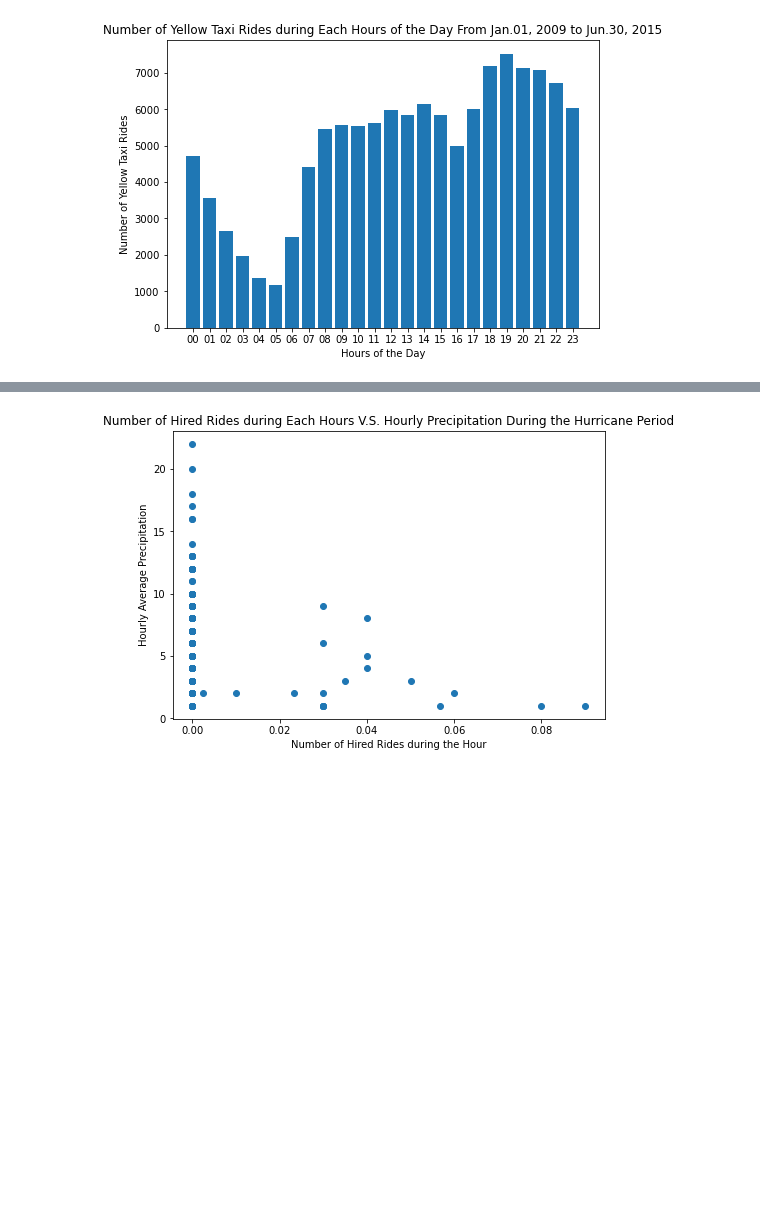
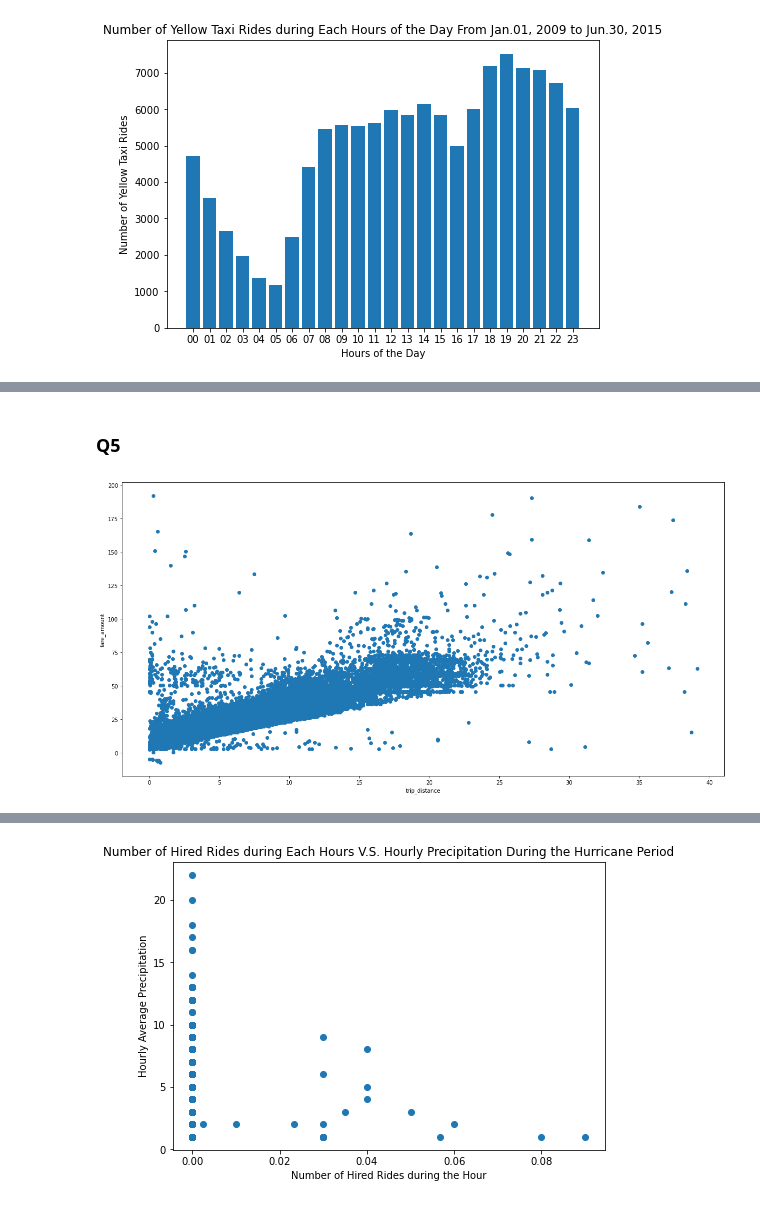
Before and after one commit to APWalter/IEOR4501-Final-Project, a Jupyter notebook: project_code.ipynb, the cells around one changed output, grey strips where cells are left out. Cells and saved outputs as stored; diff of their text form; code cells hidden in the pictures; blank space fills up the shorter version.

```diff
--- a/project_code.ipynb
+++ b/project_code.ipynb
@@ -718,0 +1067,25 @@ plt.show()
+# %% [markdown]
+### Q5
+# %%
+# use a more descriptive name for your function
+def plot_visual_5():
+    figure, axes = plt.subplots(figsize=(20, 10))
+    with connection:
+        result = connection.execute("""
+        SELECT trip_distance, fare_amount
+        FROM taxi_data
+        WHERE trip_distance != 0.0
+        AND trip_distance < 40
+        AND fare_amount != 0.0
+        AND fare_amount < 200
+        """
+        )
+    result = pd.DataFrame(result)
+    result
+    plt.scatter(result.iloc[:,0], result.iloc[:,1])
+    plt.xlabel("trip_distance")
+    plt.ylabel("fare_amount")
+    plt.show()
+plot_visual_5()
+# %% [output]
+[figure, added]
```
Also changed, not shown: parts of 15 cells of this notebook, 2 other files.
